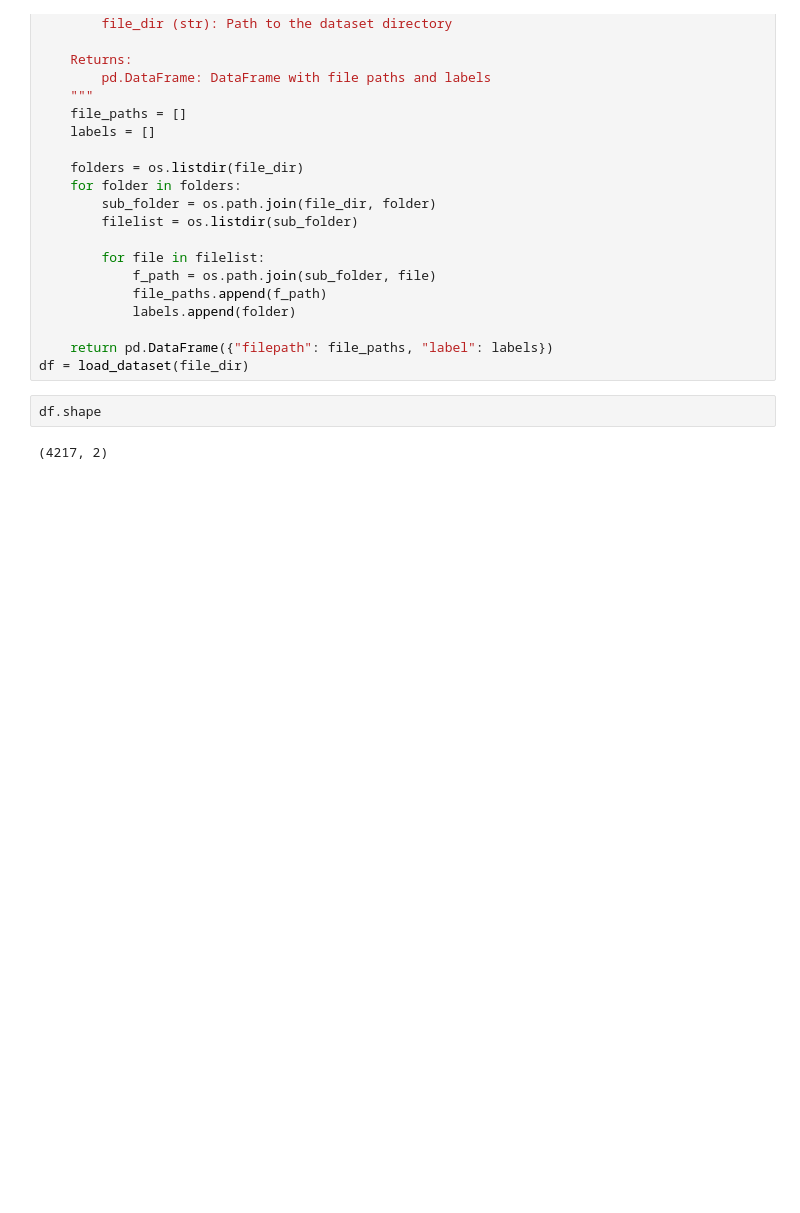
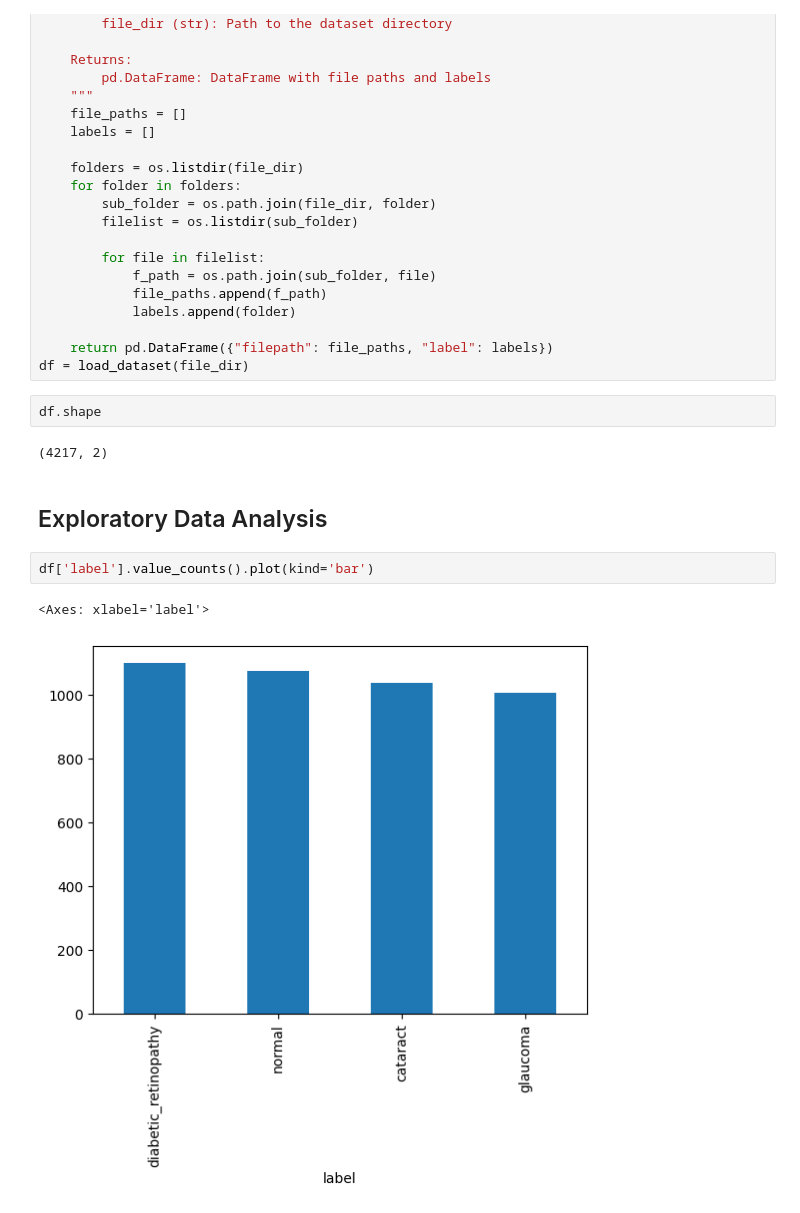
Before and after one commit to Naveenbsm/Deep-Learning-Applications-in-Retinal-Disease-Detection, a Jupyter notebook: Deep_Learning_Applications_in_Retinal_Disease_Detection.ipynb, the cells around one changed output. Saved outputs shown, nothing was run; the diff lists cells and outputs as text; blank space fills up the shorter version.

```diff
--- a/Deep_Learning_Applications_in_Retinal_Disease_Detection.ipynb
+++ b/Deep_Learning_Applications_in_Retinal_Disease_Detection.ipynb
@@ -73,3 +73,10 @@ df = load_dataset(file_dir)
 df.shape
 # %% [output]
 (4217, 2)
+# %% [markdown]
+## Exploratory Data Analysis
+# %%
+df['label'].value_counts().plot(kind='bar')
+# %% [output]
+<Axes: xlabel='label'>
+[figure, added]
```
Also changed, not shown: parts of 2 cells of this notebook.
